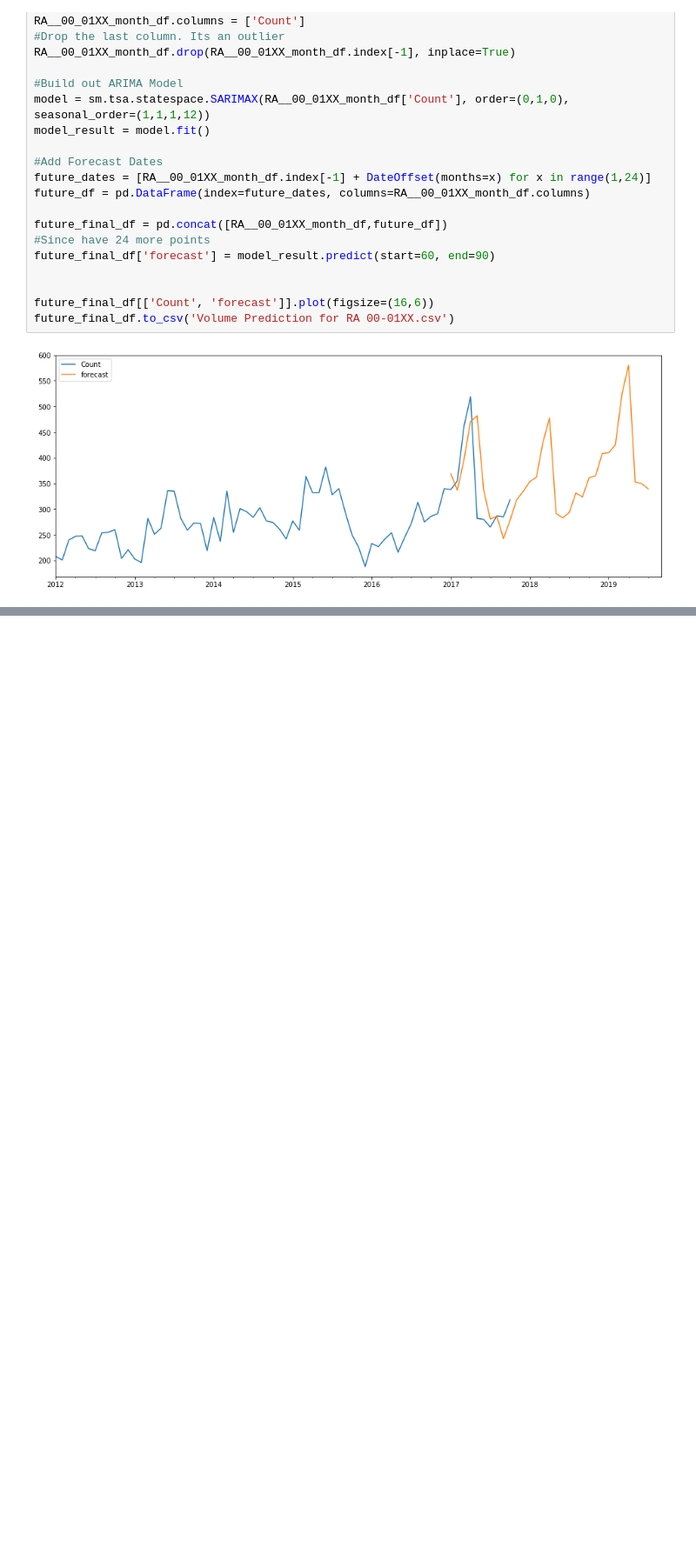
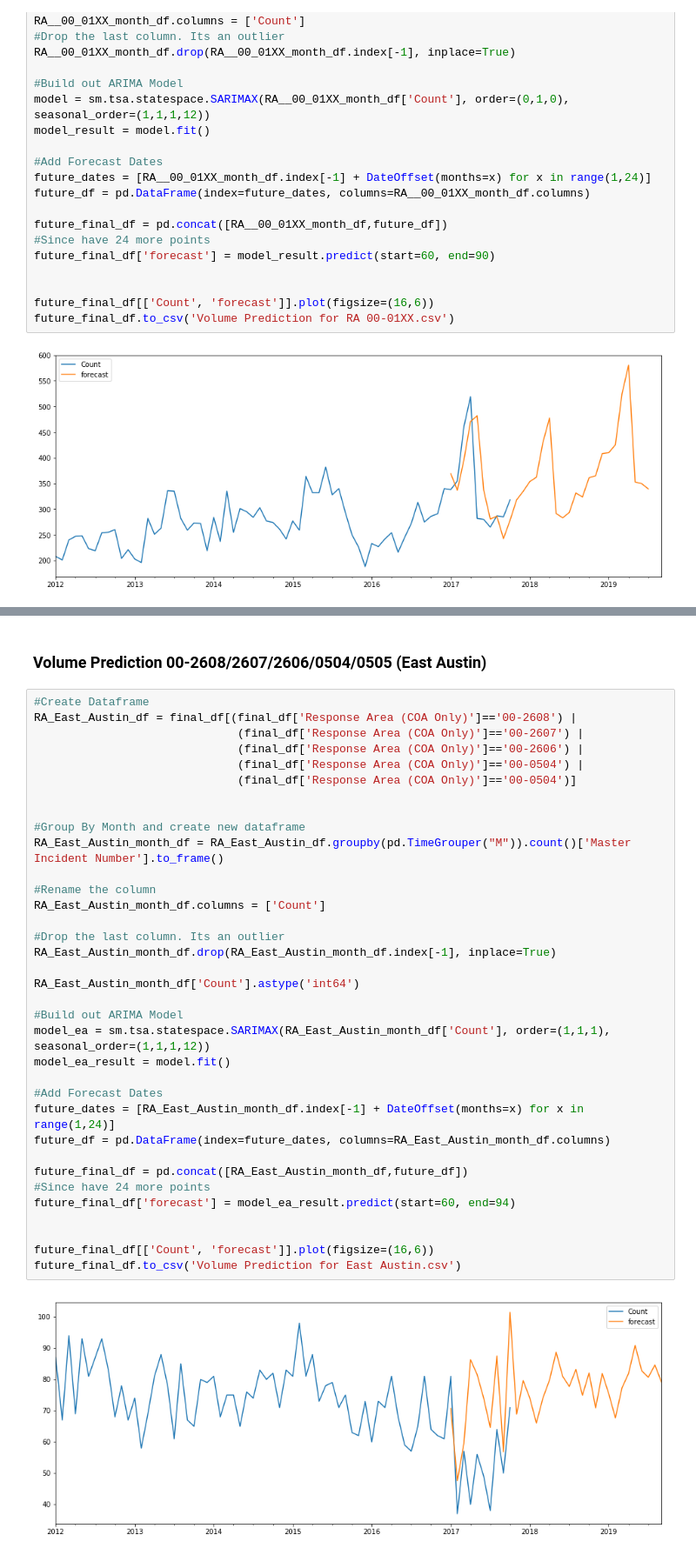
Before and after one commit to madderle/Hack-Austin, a Jupyter notebook: Response Area Volume Prediction.ipynb, the cells around one changed output, grey strips where cells are left out. Shown at 87% size. Cells and saved outputs as stored; diff of their text form; blank space fills up the shorter version.

Commit message:
Added new volume predictions
added new volume predictions

```diff
--- a/Response Area Volume Prediction.ipynb
+++ b/Response Area Volume Prediction.ipynb
@@ -192,0 +268,39 @@ future_final_df.to_csv('Volume Prediction for RA 00-01XX.csv')
+# %% [markdown]
+### Volume Prediction 00-2608/2607/2606/0504/0505 (East Austin)
+# %%
+#Create Dataframe
+RA_East_Austin_df = final_df[(final_df['Response Area (COA Only)']=='00-2608') |
+                              (final_df['Response Area (COA Only)']=='00-2607') |
+                              (final_df['Response Area (COA Only)']=='00-2606') |
+                              (final_df['Response Area (COA Only)']=='00-0504') |
+                              (final_df['Response Area (COA Only)']=='00-0504')]
+
+
+#Group By Month and create new dataframe
+RA_East_Austin_month_df = RA_East_Austin_df.groupby(pd.TimeGrouper("M")).count()['Master Incident Number'].to_frame()
+
+#Rename the column
+RA_East_Austin_month_df.columns = ['Count']
+
+#Drop the last column. Its an outlier
+RA_East_Austin_month_df.drop(RA_East_Austin_month_df.index[-1], inplace=True)
+
+RA_East_Austin_month_df['Count'].astype('int64')
+
+#Build out ARIMA Model
+model_ea = sm.tsa.statespace.SARIMAX(RA_East_Austin_month_df['Count'], order=(1,1,1), seasonal_order=(1,1,1,12))
+model_ea_result = model.fit()
+
+#Add Forecast Dates
+future_dates = [RA_East_Austin_month_df.index[-1] + DateOffset(months=x) for x in range(1,24)]
+future_df = pd.DataFrame(index=future_dates, columns=RA_East_Austin_month_df.columns)
+
+future_final_df = pd.concat([RA_East_Austin_month_df,future_df])
+#Since have 24 more points
+future_final_df['forecast'] = model_ea_result.predict(start=60, end=94)
+
+
+future_final_df[['Count', 'forecast']].plot(figsize=(16,6))
+future_final_df.to_csv('Volume Prediction for East Austin.csv')
+# %% [output]
+[figure, added]
```
Also changed, not shown: parts of 11 cells of this notebook, 2 other files.
